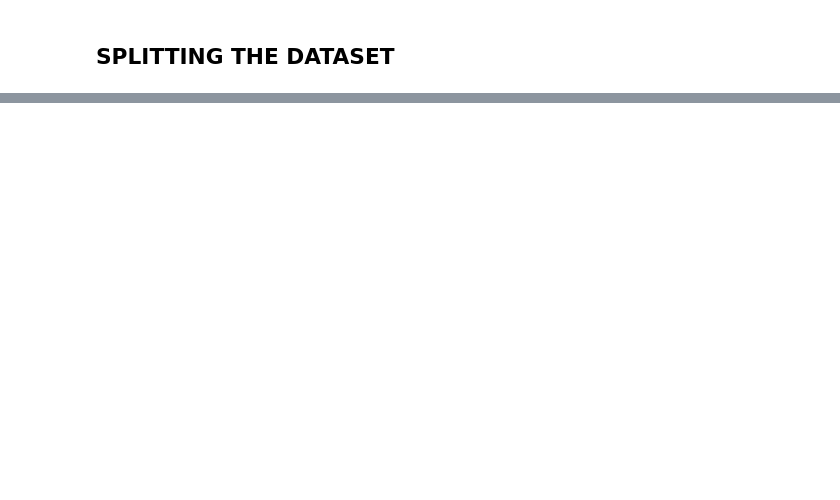
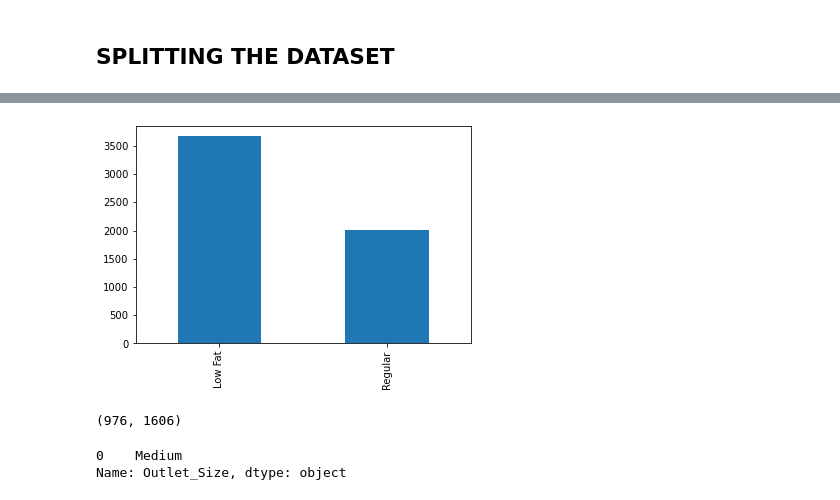
Before and after one commit to Technocolabs100/Product-Sales-Outlet-at-BigMart-Datawarehouse, a Jupyter notebook: Product Sales Outlet At BigMart.ipynb, the cells around one changed output, grey strips where cells are left out. Cells and saved outputs as stored; diff of their text form; code cells hidden in the pictures; blank space fills up the shorter version.

```diff
--- a/Product Sales Outlet At BigMart.ipynb
+++ b/Product Sales Outlet At BigMart.ipynb
@@ -168,0 +222,9 @@ train_x, val_x, train_y, val_y= train_test_split(X,y, test_size= 0.2, random_sta
+# %%
+test_data['Item_Fat_Content'].replace({'LF':'Low Fat','reg':'Regular','low fat':'Low Fat'},inplace = True)
+test_data['Item_Fat_Content'].value_counts().sort_index().plot.bar();
+# %% [output]
+[figure, added]
+# %%
+test_data['Item_Weight'].isnull().sum(),test_data['Outlet_Size'].isnull().sum()
+# %% [output]
+(976, 1606)
@@ -168,0 +233,5 @@ train_x, val_x, train_y, val_y= train_test_split(X,y, test_size= 0.2, random_sta
+# %%
+test_data["Outlet_Size"].mode()
+# %% [output]
+0    Medium
+Name: Outlet_Size, dtype: object
```
Also changed, not shown: parts of 23 cells of this notebook, 1 other file.
